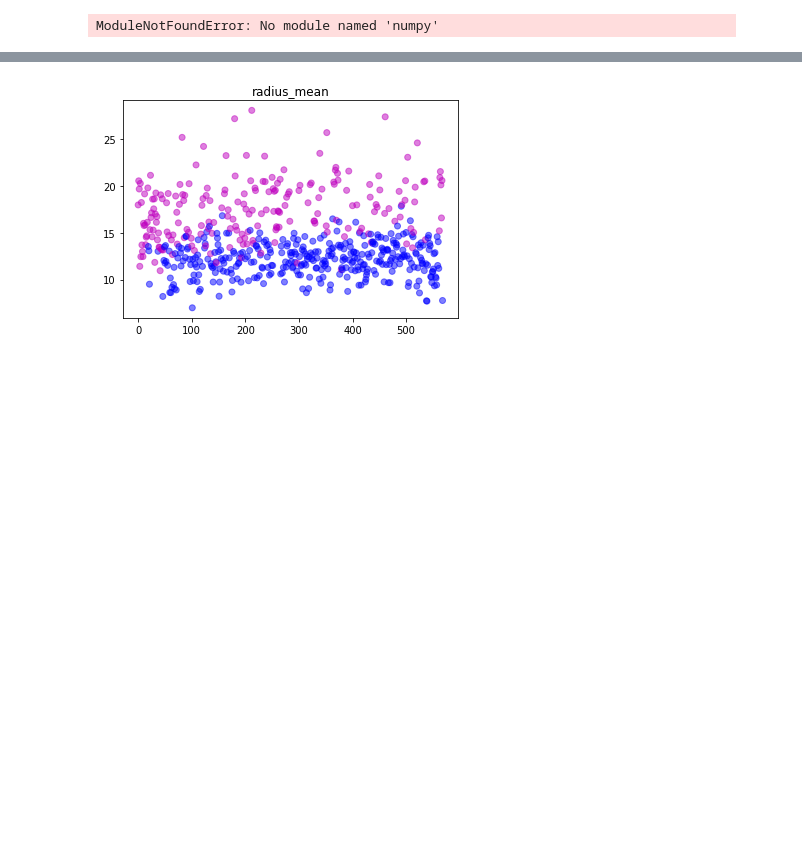
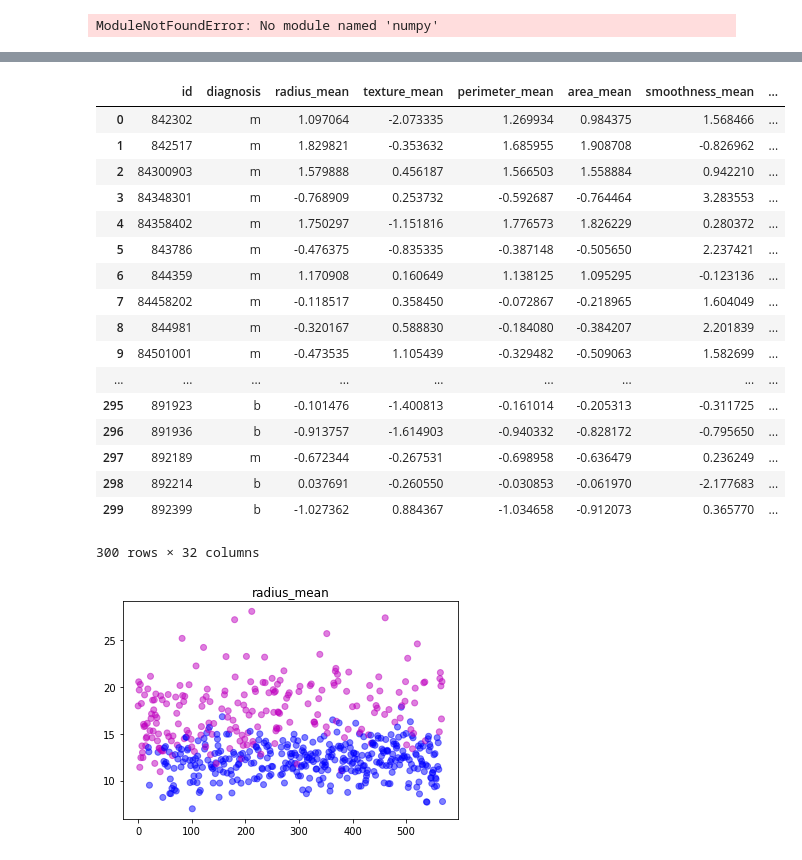
Before and after one commit to waltercostamb/breast_cancer_diagnostics, a Jupyter notebook: jupyter_projekt.ipynb, the cells around one changed output, grey strips where cells are left out. Cells and saved outputs as stored; diff of their text form; code cells hidden in the pictures; blank space fills up the shorter version.

```diff
--- a/jupyter_projekt.ipynb
+++ b/jupyter_projekt.ipynb
@@ -37,7 +35,8 @@ ModuleNotFoundError: No module named 'pypyodbc'
 We don't have any SQL Driver, so I will export the table with PHPAdmin and import it directly in a python object.
 # %%
 import pandas as pd
-df = pd.read_csv("/home/bia/Documents/Courses/alphatraining/Big Data/project/breast_cancer_diagnostics/kaggle_breast-cancer-wisconsin.csv")
+#PATH in alphatraining Windows PC
+df = pd.read_csv("C:/Users/Alfa/Documents/kaggle_breast-cancer-wisconsin.csv")
 df.head(10)
 # %% [output]
 |  | id | diagnosis | radius_mean | texture_mean | perimeter_mean | area_mean | smoothness_mean | ... |
@@ -135,0 +112,22 @@ dtype: float64
+# %%
+#normalized_df=(df-df.mean())/df.std()
+
+#Code block below from: https://stackoverflow.com/questions/24761998/pandas-compute-z-score-for-all-columns
+
+import numpy as np
+
+cols = list(df.columns)
+cols.remove('id')
+cols.remove('diagnosis')
+df[cols].head()
+
+df_normalized = df
+#df_normalized.head()
+
+#Now iterate over the remaining columns and create a new z-score column
+for col in cols:
+#    col_zscore = col + '_zscore'
+    df_normalized[col] = (df[col] - df[col].mean())/df[col].std(ddof=0)
+
+
+df_normalized.head()
@@ -136,16 +148,37 @@ dtype: float64
 # %%
 #This code block formats the data for the plots in the next block
 
 #Below I fixed the spaces in the column names
-df.columns = df.columns.str.strip().str.lower().str.replace(' ', '_').str.replace('(', '').str.replace(')', '')
+df_normalized.columns = df_normalized.columns.str.strip().str.lower().str.replace(' ', '_').str.replace('(', '').str.replace(')', '')
 
 #When I ran the plots below, python3 said that support for uppercase single-letter colors is deprecated, so
 #I substituted 'M' for 'm' and 'B' for 'b'
-df.replace(to_replace ="B",
+df_normalized = df_normalized.replace(to_replace ="B",
                  value ="b")
 
-df.replace(to_replace ="M",
+df_normalized = df_normalized.replace(to_replace ="M",
                  value ="m")
+
+df_normalized.head(300)
+# %% [output]
+|  | id | diagnosis | radius_mean | texture_mean | perimeter_mean | area_mean | smoothness_mean | ... |
+| 0 | 842302 | m | 1.097064 | -2.073335 | 1.269934 | 0.984375 | 1.568466 | ... |
+| 1 | 842517 | m | 1.829821 | -0.353632 | 1.685955 | 1.908708 | -0.826962 | ... |
+| 2 | 84300903 | m | 1.579888 | 0.456187 | 1.566503 | 1.558884 | 0.942210 | ... |
+| 3 | 84348301 | m | -0.768909 | 0.253732 | -0.592687 | -0.764464 | 3.283553 | ... |
+| 4 | 84358402 | m | 1.750297 | -1.151816 | 1.776573 | 1.826229 | 0.280372 | ... |
+| 5 | 843786 | m | -0.476375 | -0.835335 | -0.387148 | -0.505650 | 2.237421 | ... |
+| 6 | 844359 | m | 1.170908 | 0.160649 | 1.138125 | 1.095295 | -0.123136 | ... |
+| 7 | 84458202 | m | -0.118517 | 0.358450 | -0.072867 | -0.218965 | 1.604049 | ... |
+| 8 | 844981 | m | -0.320167 | 0.588830 | -0.184080 | -0.384207 | 2.201839 | ... |
+| 9 | 84501001 | m | -0.473535 | 1.105439 | -0.329482 | -0.509063 | 1.582699 | ... |
+| ... | ... | ... | ... | ... | ... | ... | ... | ... |
+| 295 | 891923 | b | -0.101476 | -1.400813 | -0.161014 | -0.205313 | -0.311725 | ... |
+| 296 | 891936 | b | -0.913757 | -1.614903 | -0.940332 | -0.828172 | -0.795650 | ... |
+| 297 | 892189 | m | -0.672344 | -0.267531 | -0.698958 | -0.636479 | 0.236249 | ... |
+| 298 | 892214 | b | 0.037691 | -0.260550 | -0.030853 | -0.061970 | -2.177683 | ... |
+| 299 | 892399 | b | -1.027362 | 0.884367 | -1.034658 | -0.912073 | 0.365770 | ... |
+300 rows × 32 columns
 # %%
 #Code fro Ulrike
 
```
Also changed, not shown: parts of 5 cells of this notebook.
